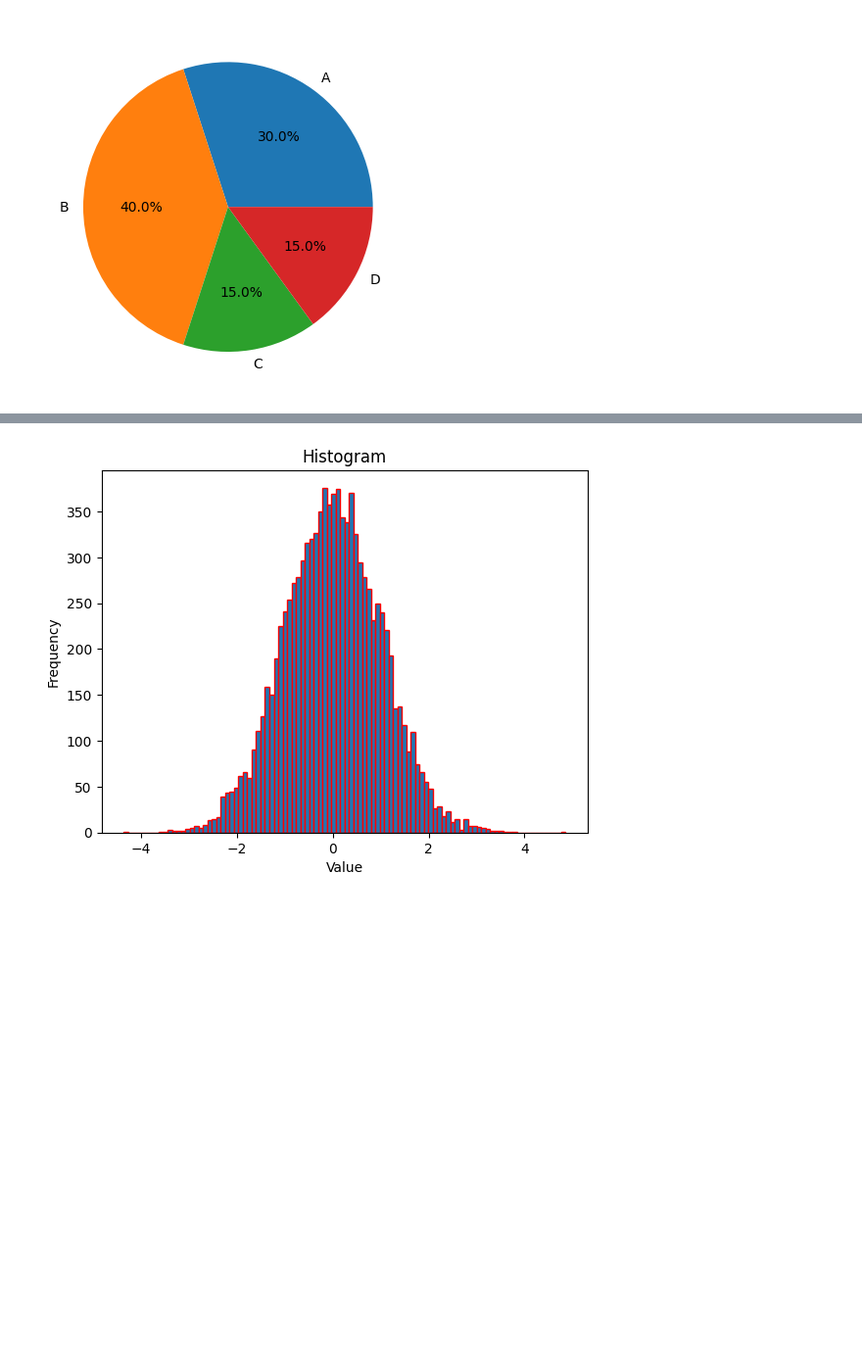
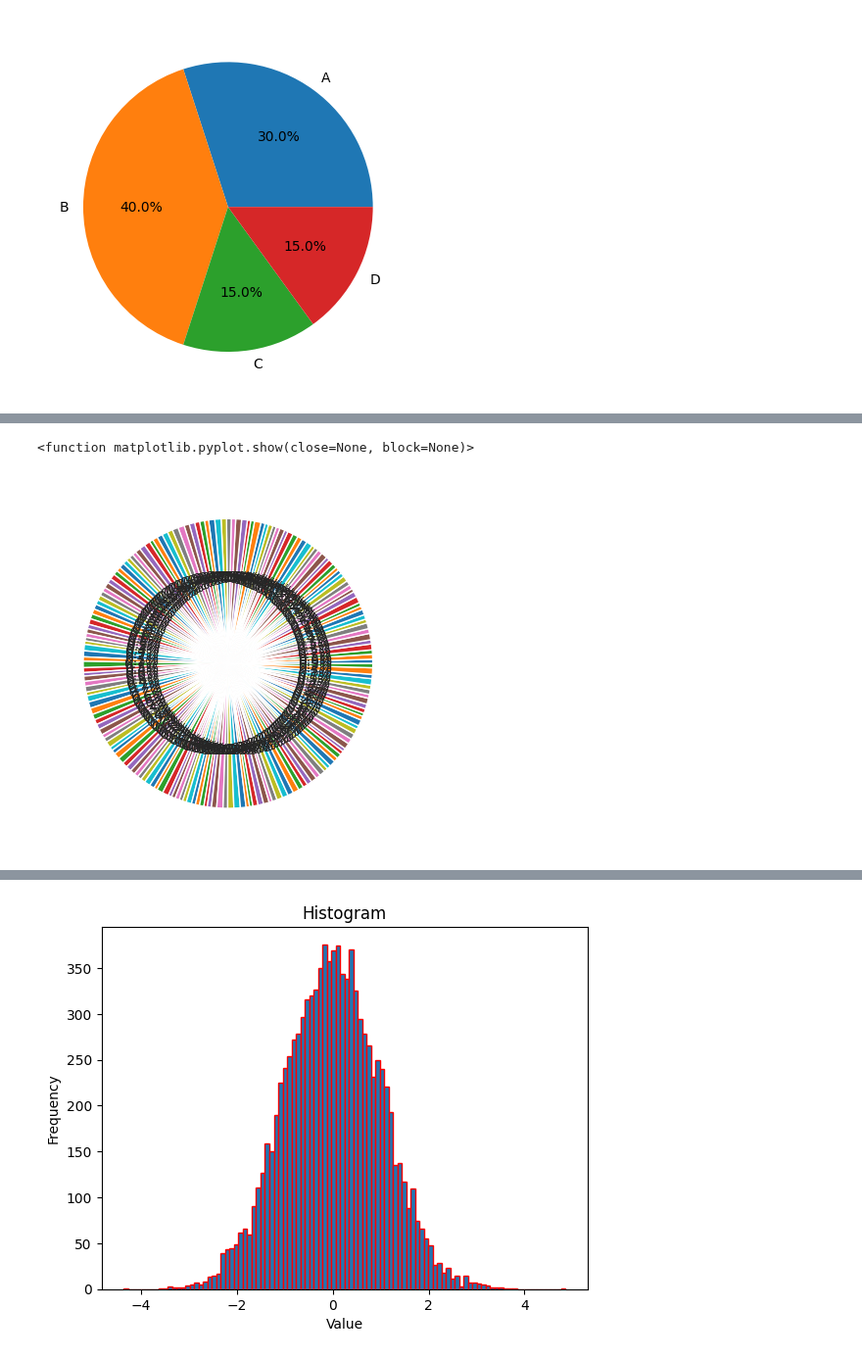
Before and after one commit to HammadAli08/Python-Toolbox, a Jupyter notebook: Visualization.ipynb, the cells around one changed output, grey strips where cells are left out. Shown at 98% size. Drawn from its saved outputs; the diff is of its cells as text; code cells hidden in the pictures; blank space fills up the shorter version.

```diff
--- a/Visualization.ipynb
+++ b/Visualization.ipynb
@@ -65,0 +88,23 @@ plt.show
+# %%
+Size=list(np.array([2.61, 3.07, 2.65, 3.66, 2.54, 3.93, 2.91, 3.68, 2.39, 2.82, 3.4 ,
+       2.28, 2.27, 3.94, 3.43, 2.08, 2.8 , 2.87, 3.49, 2.5 , 2.37, 2.16,
+       2.86, 3.38, 2.12, 3.83, 2.88, 2.48, 2.19, 3.87, 3.28, 3.03, 3.31,
+       3.46, 2.1 , 3.13, 2.32, 2.24, 2.68, 2.18, 2.62, 3.96, 2.35, 2.03,
+       3.53, 3.61, 2.69, 2.93, 3.3 , 3.9 , 3.77, 2.52, 3.  , 3.08, 3.37,
+       3.23, 3.89, 3.73, 3.27, 3.6 , 3.35, 3.15, 2.26, 3.62, 3.64, 3.25,
+       2.41, 2.55, 2.43, 2.75, 3.24, 2.67, 2.77, 3.36, 2.99, 3.39, 2.7 ,
+       2.84, 3.1 , 2.85, 3.14, 3.16, 3.12, 3.48, 2.76, 2.78, 2.6 , 2.2 ,
+       2.11, 3.92, 3.69, 2.71, 3.91, 2.97, 2.17, 3.2 , 3.11, 3.56, 2.23,
+       3.86, 3.95, 3.99, 3.47, 3.09, 3.41, 3.67, 2.45, 2.79, 3.78, 2.29,
+       2.47, 3.76, 3.82, 3.18, 3.42, 2.96, 2.66, 2.51, 2.81, 3.65, 3.06,
+       2.09, 3.85, 3.84, 2.15, 2.33, 2.59, 2.21, 2.34, 3.29, 2.46, 2.53,
+       2.72, 2.06, 2.56, 3.21, 3.88, 2.83, 3.75, 3.97, 3.5 , 2.13, 2.07,
+       3.17, 3.45, 3.51, 2.04, 2.95, 3.63, 3.58, 3.57, 3.81, 3.22, 2.9 ,
+       3.05, 3.59, 2.92, 3.54, 2.42, 2.36, 3.79, 2.64, 3.02, 2.31, 2.01,
+       3.74, 3.19, 3.52, 3.44, 2.3 , 3.8 , 2.49, 2.02, 2.73, 2.98, 3.7 ,
+       2.4 , 3.01, 2.74, 3.98, 2.63, 4.  , 2.58]))
+plt.pie(Size,autopct='%1.1f%%')
+plt.show
+# %% [output]
+<function matplotlib.pyplot.show(close=None, block=None)>
+[figure, added]
```
Also changed, not shown: parts of 4 cells of this notebook, 5 other files.
